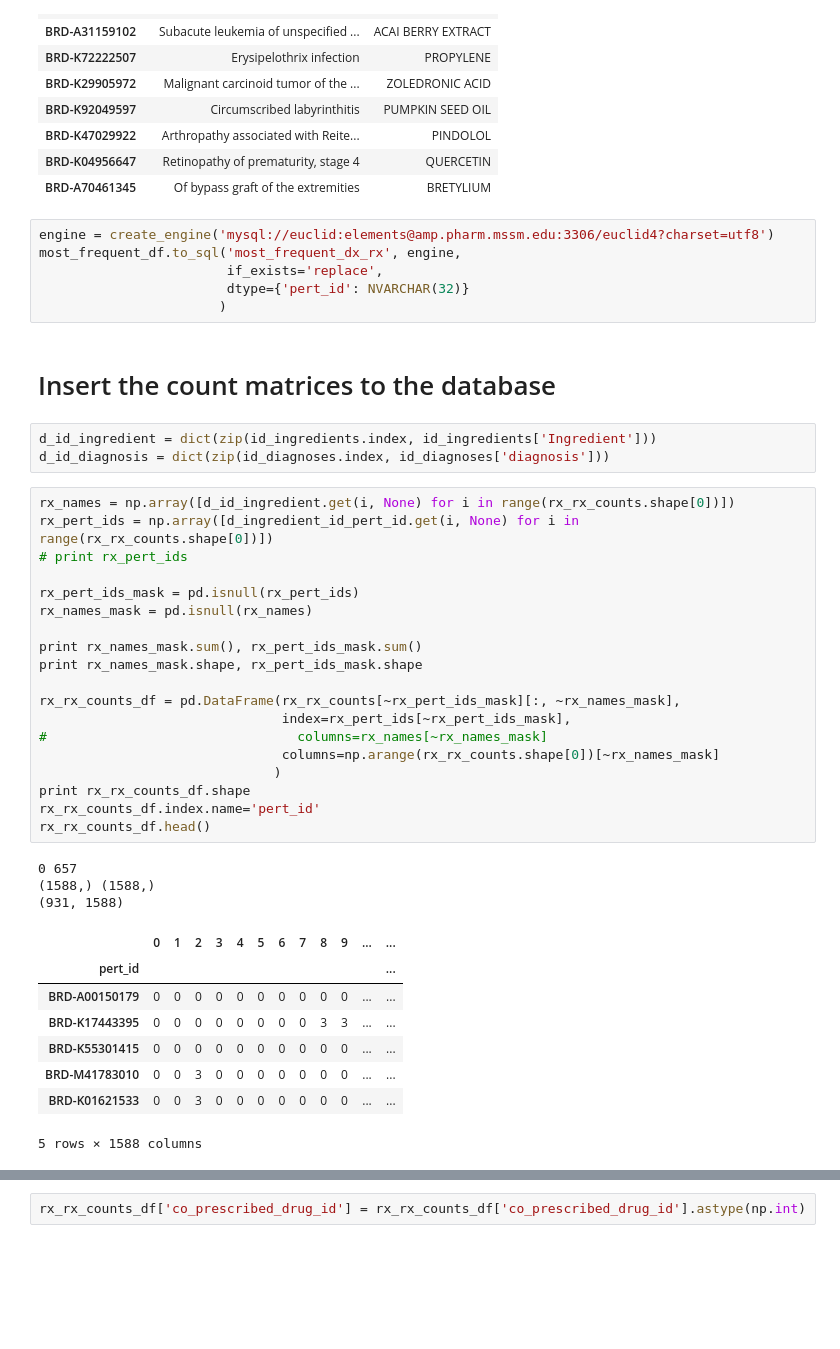
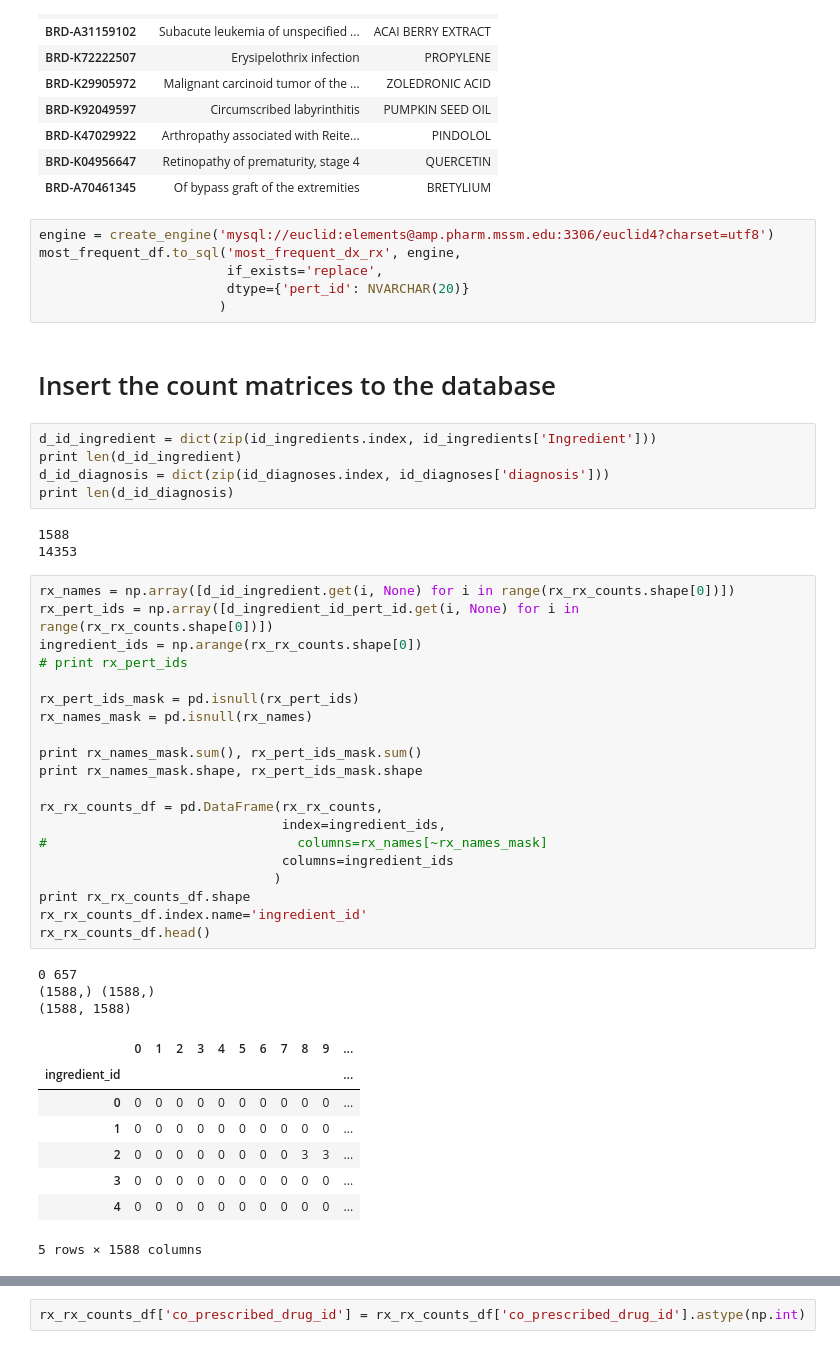
Before and after one commit to MaayanLab/L1000FWD, a Jupyter notebook: notebooks/Organize_data_from_EMR.ipynb, the cells around one changed output, grey strips where cells are left out. Saved outputs shown, nothing was run; the diff lists cells and outputs as text; blank space fills up the shorter version.

Commit message:
Used id for rx and dx in the DB tables

```diff
--- a/notebooks/Organize_data_from_EMR.ipynb
+++ b/notebooks/Organize_data_from_EMR.ipynb
@@ -610,43 +632,49 @@ most_frequent_df.head(10)
 engine = create_engine('mysql://euclid:elements@amp.pharm.mssm.edu:3306/euclid4?charset=utf8')
 most_frequent_df.to_sql('most_frequent_dx_rx', engine,
                         if_exists='replace',
-                        dtype={'pert_id': NVARCHAR(32)}
+                        dtype={'pert_id': NVARCHAR(20)}
                        )
 # %% [markdown]
 # Insert the count matrices to the database
 # %%
 d_id_ingredient = dict(zip(id_ingredients.index, id_ingredients['Ingredient']))
+print len(d_id_ingredient)
 d_id_diagnosis = dict(zip(id_diagnoses.index, id_diagnoses['diagnosis']))
+print len(d_id_diagnosis)
+# %% [output]
+1588
+14353
 # %%
 rx_names = np.array([d_id_ingredient.get(i, None) for i in range(rx_rx_counts.shape[0])])
 rx_pert_ids = np.array([d_ingredient_id_pert_id.get(i, None) for i in range(rx_rx_counts.shape[0])])
+ingredient_ids = np.arange(rx_rx_counts.shape[0])
 # print rx_pert_ids
 
 rx_pert_ids_mask = pd.isnull(rx_pert_ids)
 rx_names_mask = pd.isnull(rx_names)
 
 print rx_names_mask.sum(), rx_pert_ids_mask.sum()
 print rx_names_mask.shape, rx_pert_ids_mask.shape
 
-rx_rx_counts_df = pd.DataFrame(rx_rx_counts[~rx_pert_ids_mask][:, ~rx_names_mask],
-                               index=rx_pert_ids[~rx_pert_ids_mask],
+rx_rx_counts_df = pd.DataFrame(rx_rx_counts,
+                               index=ingredient_ids,
 #                                columns=rx_names[~rx_names_mask]
-                               columns=np.arange(rx_rx_counts.shape[0])[~rx_names_mask]
+                               columns=ingredient_ids
                               )
 print rx_rx_counts_df.shape
-rx_rx_counts_df.index.name='pert_id'
+rx_rx_counts_df.index.name='ingredient_id'
 rx_rx_counts_df.head()
 # %% [output]
 0 657
 (1588,) (1588,)
-(931, 1588)
+(1588, 1588)
-|  | 0 | 1 | 2 | 3 | 4 | 5 | 6 | 7 | 8 | 9 | ... | ... |
-| pert_id |  |  |  |  |  |  |  |  |  |  |  | ... |
-| BRD-A00150179 | 0 | 0 | 0 | 0 | 0 | 0 | 0 | 0 | 0 | 0 | ... | ... |
-| BRD-K17443395 | 0 | 0 | 0 | 0 | 0 | 0 | 0 | 0 | 3 | 3 | ... | ... |
-| BRD-K55301415 | 0 | 0 | 0 | 0 | 0 | 0 | 0 | 0 | 0 | 0 | ... | ... |
-| BRD-M41783010 | 0 | 0 | 3 | 0 | 0 | 0 | 0 | 0 | 0 | 0 | ... | ... |
-| BRD-K01621533 | 0 | 0 | 3 | 0 | 0 | 0 | 0 | 0 | 0 | 0 | ... | ... |
+|  | 0 | 1 | 2 | 3 | 4 | 5 | 6 | 7 | 8 | 9 | ... |
+| ingredient_id |  |  |  |  |  |  |  |  |  |  | ... |
+| 0 | 0 | 0 | 0 | 0 | 0 | 0 | 0 | 0 | 0 | 0 | ... |
+| 1 | 0 | 0 | 0 | 0 | 0 | 0 | 0 | 0 | 0 | 0 | ... |
+| 2 | 0 | 0 | 0 | 0 | 0 | 0 | 0 | 0 | 3 | 3 | ... |
+| 3 | 0 | 0 | 0 | 0 | 0 | 0 | 0 | 0 | 0 | 0 | ... |
+| 4 | 0 | 0 | 0 | 0 | 0 | 0 | 0 | 0 | 0 | 0 | ... |
 5 rows × 1588 columns
 # %%
 rx_rx_counts_df = pd.melt(rx_rx_counts_df.reset_index(),
```
Also changed, not shown: parts of 24 cells of this notebook.
